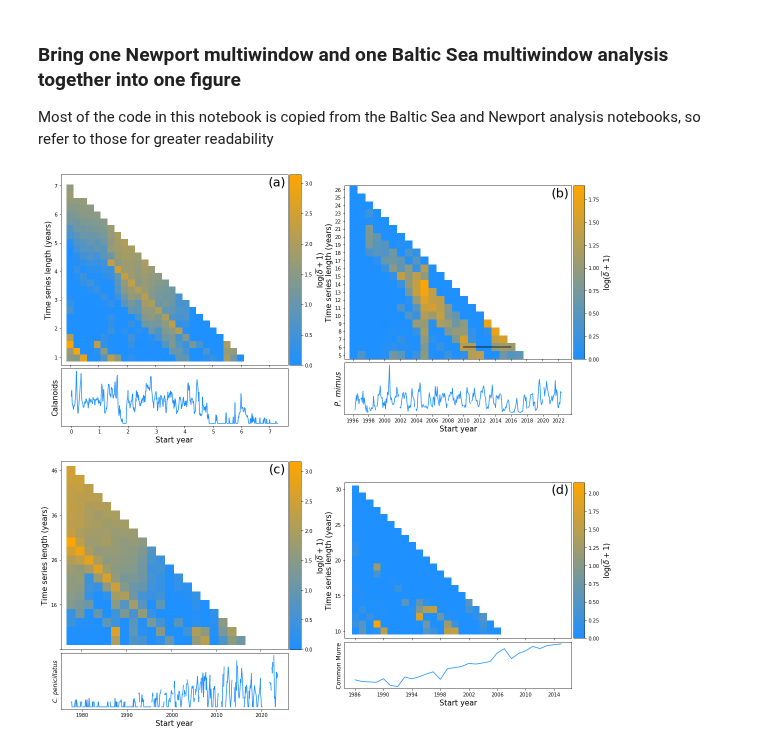
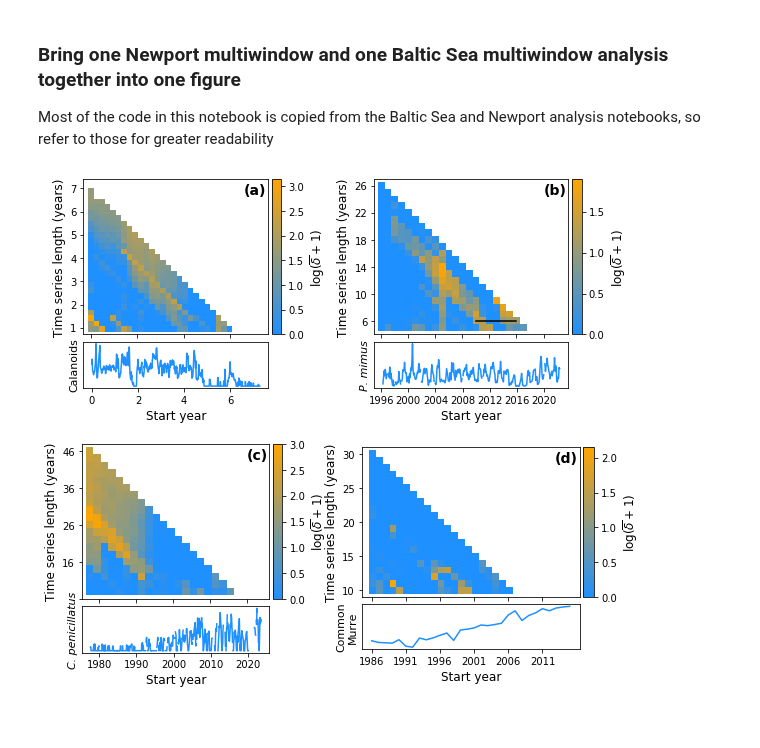
Before and after one commit to kenflat2/NS-Map, a Jupyter notebook: jupyter_notebooks/Empirical Results Figure.ipynb, the cells around one changed output. Cells and saved outputs as stored; diff of their text form; code cells hidden in the pictures; blank space fills up the shorter version.

```diff
--- a/jupyter_notebooks/Empirical Results Figure.ipynb
+++ b/jupyter_notebooks/Empirical Results Figure.ipynb
@@ -23,6 +23,8 @@ filename = "../datasets/baltic_sea_mesocosm_transformed.csv"
 
 df = pd.read_csv(filename, encoding="utf-8", na_filter=False)
 table = df.to_numpy()
+# %%
+fsize = 12
 # %%
 def makeHeatMapBaltic(results):
     nonstationarityHeatMap = np.zeros((29,29)) * np.nan
@@ -218,7 +224,7 @@ def makeHeatMapSeabird(results):
 
 # Make the figure
 def makeFigureSeabird(nonstationarityHeatMap, ts, name, ax):
-    name_to_fig_title = {"Common Murre" : "Figure_S15",
+    name_to_fig_title = {"Common\nMurre" : "Figure_S15",
                          "Brandt's Cormorant": "Figure_S16"}
 
     year_steps = 1
@@ -228,26 +234,26 @@ def makeFigureSeabird(nonstationarityHeatMap, ts, name, ax):
 
     # im = ax.imshow(np.zeros(nonstationarityHeatMap[:-2].shape), cmap=cm.Greys)
     im = ax.imshow(np.log(nonstationarityHeatMap+1), cmap=custom_cmap)
-    ax.set_xticks(np.arange(40, step=4))
+    ax.set_xticks(np.arange(27, step=5))
     ax.set_yticks(np.arange(21, step=5))
     ax.set_xticklabels([])
     ax.set_yticklabels(np.flip(lengths[::5]))
     ax.set_ylim(21,-1)
     ax.set_xlim(-1.5,30.5)
 
-    ax.set_ylabel("Time series length (years)",fontsize=15)
+    ax.set_ylabel("Time series length (years)",fontsize=fsize)
 
     divider = make_axes_locatable(ax)
     cax = divider.append_axes('right', size='5%', pad=0.05)
     cb = plt.colorbar(im, cax=cax)
-    cb.set_label(r"$\log(\overline{\delta}+1)$",fontsize=15)
+    cb.set_label(r"$\log(\overline{\delta}+1)$",fontsize=fsize)
 
     axTS = divider.append_axes('bottom', size='30%', pad=0.1)
 
     axTS.plot(table[:,0], ts,c="dodgerblue")
-    axTS.set_ylabel(name,fontsize=12)
-    axTS.set_xlabel("Start year",fontsize=15)
-    axTS.set_xticks(table[::4,0])
+    axTS.set_ylabel(name,fontsize=fsize-1)
+    axTS.set_xlabel("Start year",fontsize=fsize)
+    axTS.set_xticks(table[::5,0])
     axTS.set_yticks([])
 # %%
 orange_rgba = colors.to_rgba("orange")
@@ -263,7 +269,7 @@ filename = "../datasets/baltic_sea_mesocosm_transformed.csv"
 df = pd.read_csv(filename, encoding="utf-8", na_filter=False)
 table = df.to_numpy()
 
-fig, ax = plt.subplots(2, 2, figsize=(16,16))
+fig, ax = plt.subplots(2, 2, figsize=(8.5,7.5))
 
 index = 0
 year_steps = 27
@@ -303,41 +309,41 @@ results = np.loadtxt(f"../results/portal_rodent_analysis/PP_time_window.csv",
 
 nonstationarityHeatMap = makeHeatMapPortal(results)
 makeFigurePortal(nonstationarityHeatMap, ts, "C. penicillatus", ax[1, 0])
 
 drawBracket(2010, 6, ax[0, 1])
 
 # Seabird Analysis
 
 filename = "../datasets/birddata_cleaned.csv"
 df_raw = pd.read_csv(filename, encoding="utf-8", na_filter=True)
 df = df_raw[["Year","Common murre Total", "Brandt's cormorant Total"]]
 table = df.to_numpy(dtype=np.float64)
 
 t = table.T[0,:].copy()
 t = (t - np.min(t)) / np.ptp(t)
 
 common_murre_series = ns.standardize(np.sqrt(table.T[1,:]))
 
 results = np.loadtxt(f"../results/seabird_analysis/common_murre_time_window.csv",
                          delimiter=",")
 
 nonstationarityHeatMap = makeHeatMapSeabird(results)
-makeFigureSeabird(nonstationarityHeatMap, common_murre_series, "Common Murre", ax[1, 1])
+makeFigureSeabird(nonstationarityHeatMap, common_murre_series, "Common\nMurre", ax[1, 1])
 
-ax[0, 0].text(1 - text_padding, 1 - text_padding, "(a)", size=25, rotation=0,
-            horizontalalignment="right", verticalalignment="top",
+ax[0, 0].text(1 - text_padding, 1 - text_padding*3, "(a)", size=fsize+2, rotation=0,
+            horizontalalignment="right", verticalalignment="top", fontweight="bold",
             transform=ax[0, 0].transAxes)
-ax[0, 1].text(1 - text_padding, 1 - text_padding, "(b)", size=25, rotation=0,
-            horizontalalignment="right", verticalalignment="top",
+ax[0, 1].text(1 - text_padding, 1 - text_padding*3, "(b)", size=fsize+2, rotation=0,
+            horizontalalignment="right", verticalalignment="top", fontweight="bold",
             transform=ax[0, 1].transAxes)
-ax[1, 0].text(1 - text_padding, 1 - text_padding, "(c)", size=25, rotation=0,
-            horizontalalignment="right", verticalalignment="top",
+ax[1, 0].text(1 - text_padding, 1 - text_padding*3, "(c)", size=fsize+2, rotation=0,
+            horizontalalignment="right", verticalalignment="top", fontweight="bold",
             transform=ax[1, 0].transAxes)
-ax[1, 1].text(1 - text_padding, 1 - text_padding, "(d)", size=25, rotation=0,
-            horizontalalignment="right", verticalalignment="top",
+ax[1, 1].text(1 - text_padding, 1 - text_padding*3, "(d)", size=fsize+2, rotation=0,
+            horizontalalignment="right", verticalalignment="top", fontweight="bold",
             transform=ax[1, 1].transAxes)
 
 plt.tight_layout()
-plt.savefig("../figures_eps/Figure_5.eps", format="eps", bbox_inches="tight")
+plt.savefig("../figures_eps/Figure_5.eps", format="eps")
 # %% [output]
-[figure, old version]
+[figure, new version]
```
Also changed, not shown: parts of 3 cells of this notebook, 12 other files.
